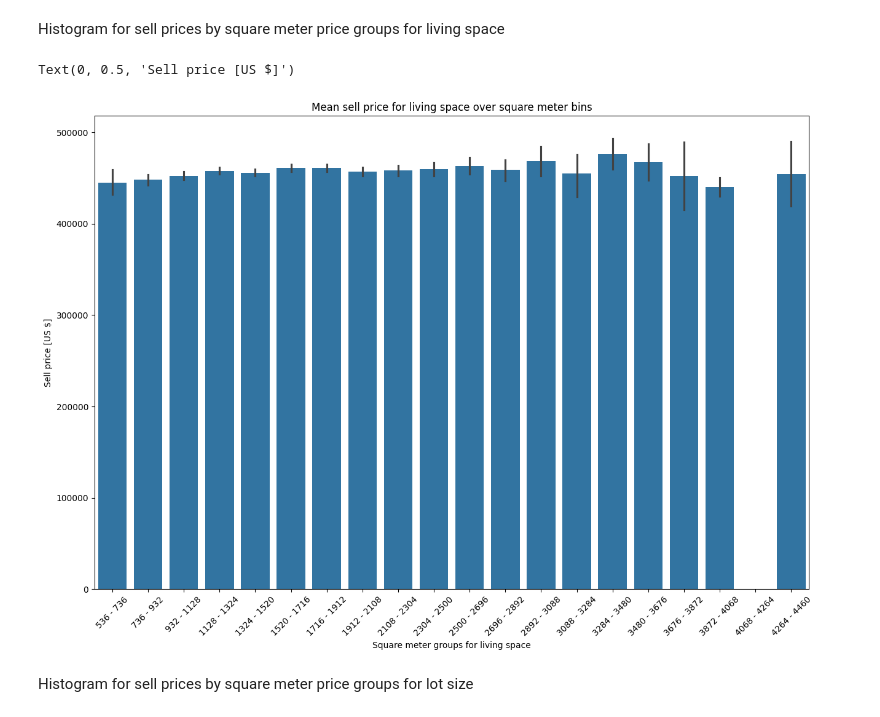
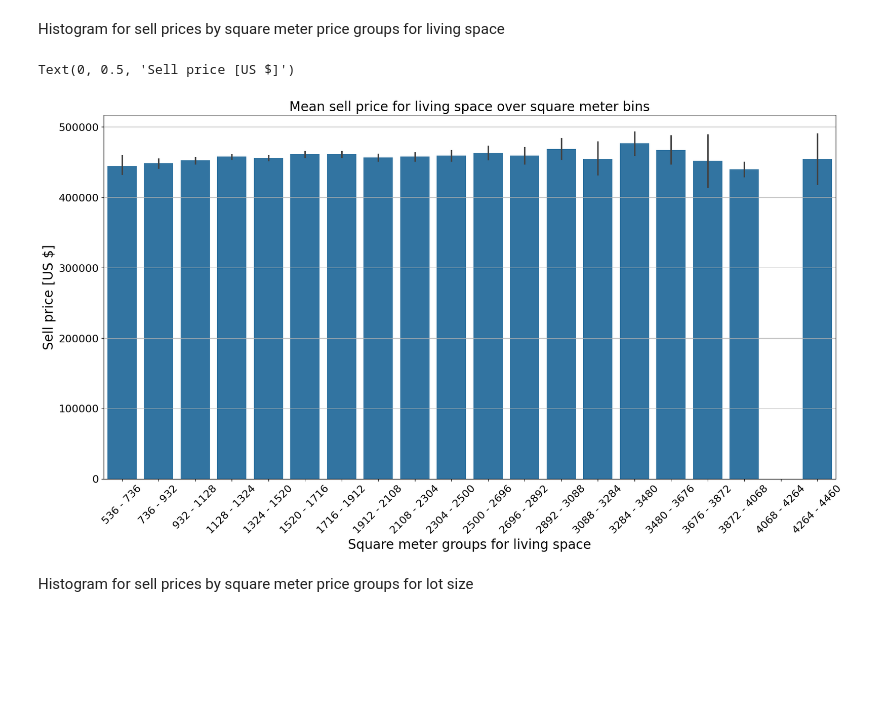
Before and after one commit to jale2025/ds-eda-project-template, a Jupyter notebook: result.ipynb, the cells around one changed output. Drawn from its saved outputs; the diff is of its cells as text; code cells hidden in the pictures; blank space fills up the shorter version.

Commit message:
change the fontsizes in the chart

```diff
--- a/result.ipynb
+++ b/result.ipynb
@@ -255,22 +255,25 @@ plt.xticks(rotation=45)
 Histogram for sell prices by square meter price groups for living space
 # %%
 # Plot histogram
-fig, ax = plt.subplots(figsize=(15, 10))
+fig, ax = plt.subplots(figsize=(20, 10))
 
 # Beispiel: Wir teilen die Wohnfläche (sqft_living) in 10 Bereiche ein
 bins = pd.cut(df_40_to_60['sqft_living'], bins=20)
 df_40_to_60['sqm_living_bins'] = bins.apply(lambda x: f"{int(x.left)} - {int(x.right)}")
 
 # Seaborn berechnet hier standardmäßig den MEAN für y pro Bin
 sns.barplot(data=df_40_to_60, x='sqm_living_bins', y='sell_price', estimator='mean')
 
-plt.xticks(rotation=45)
-plt.title("Mean sell price for living space over square meter bins")
-ax.set_xlabel("Square meter groups for living space")
-ax.set_ylabel("Sell price [US $]")
+ax.grid(axis='y')
+
+plt.xticks(rotation=45, fontsize=16)
+plt.yticks(fontsize=16)
+plt.title("Mean sell price for living space over square meter bins", fontdict={"size": 20})
+ax.set_xlabel("Square meter groups for living space", fontdict={"size": 20})
+ax.set_ylabel("Sell price [US $]", fontdict={"size": 20})
 # %% [output]
 Text(0, 0.5, 'Sell price [US $]')
-[figure, old version]
+[figure, new version]
 # %% [markdown]
 Histogram for sell prices by square meter price groups for lot size
 # %%
```
Also changed, not shown: parts of 8 cells of this notebook, 14 other files.
